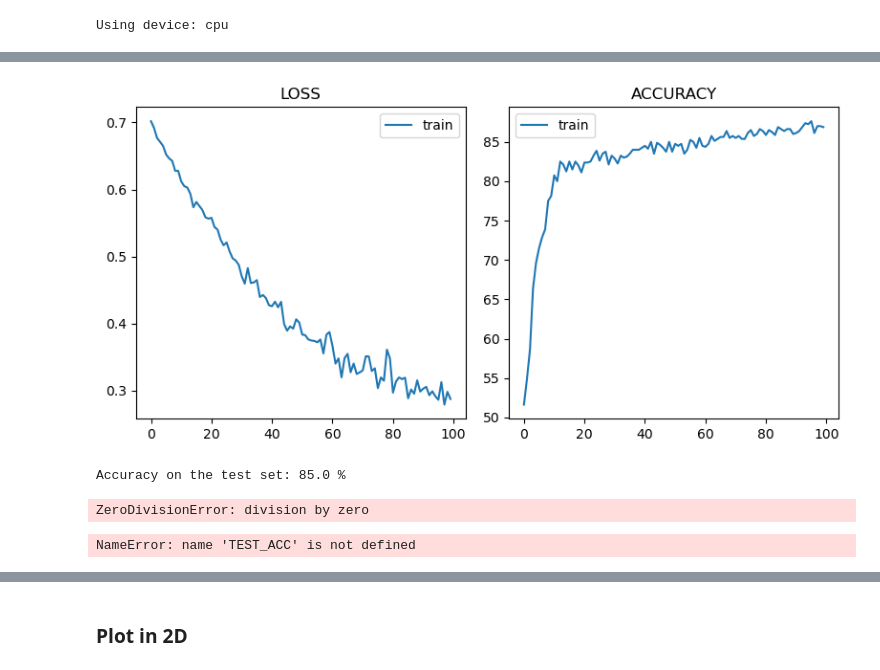
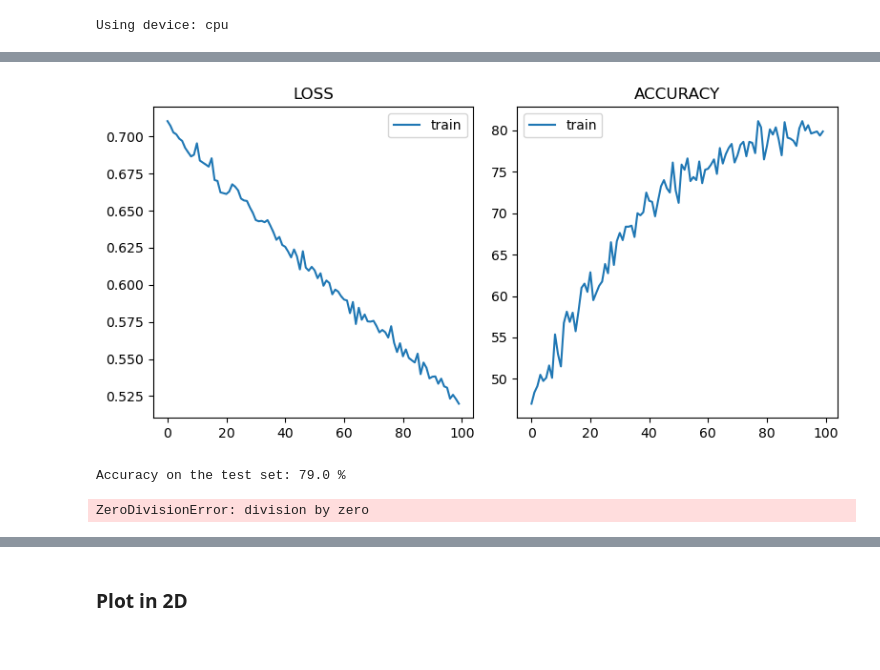
Before and after one commit to MadsBirch/bayesian-active-learning, a Jupyter notebook: notebooks/1.0 - TwoMoonsEDA.ipynb, the cells around one changed output, grey strips where cells are left out. Cells and saved outputs as stored; diff of their text form; code cells hidden in the pictures.

```diff
--- a/notebooks/1.0 - TwoMoonsEDA.ipynb
+++ b/notebooks/1.0 - TwoMoonsEDA.ipynb
@@ -47,7 +51,7 @@ Using device: cpu
 import torch.optim as optim
 
 moons = make_moons(n_samples=1000, noise = 0.2)
-trainloader, testloader = get_dataloaders(moons, 256, 0.2)
+trainloader, testloader = get_dataloaders(moons, 800, 0.2)
 
 lr = 1e-4
 model = MLP()
@@ -77,5 +81,5 @@ Epoch:  99 | Train Loss: 0.29 | Train Acc: 86.9%
-[figure, old version]
+[figure, new version]
-Accuracy on the test set: 85.0 %
+Accuracy on the test set: 79.0 %
 # %%
 moons = make_moons(n_samples=1000, noise = 0.2)
 trainloader, testloader = get_dataloaders(moons, 256, 0.2)
@@ -117,12 +121,6 @@ plt.plot(TEST_ACC)
 plt.show()
 # %% [output]
 ZeroDivisionError: division by zero
-# %%
-import pickle
-with open("TEST_ACC", "wb") as fp:
-    pickle.dump(TEST_ACC, fp)
-# %% [output]
-NameError: name 'TEST_ACC' is not defined
 # %%
 # generate data
 moons_data = make_moons(n_samples = 1000, noise = 0.2, random_state=9)
```
Also changed, not shown: parts of 11 cells of this notebook, 5 other files.
